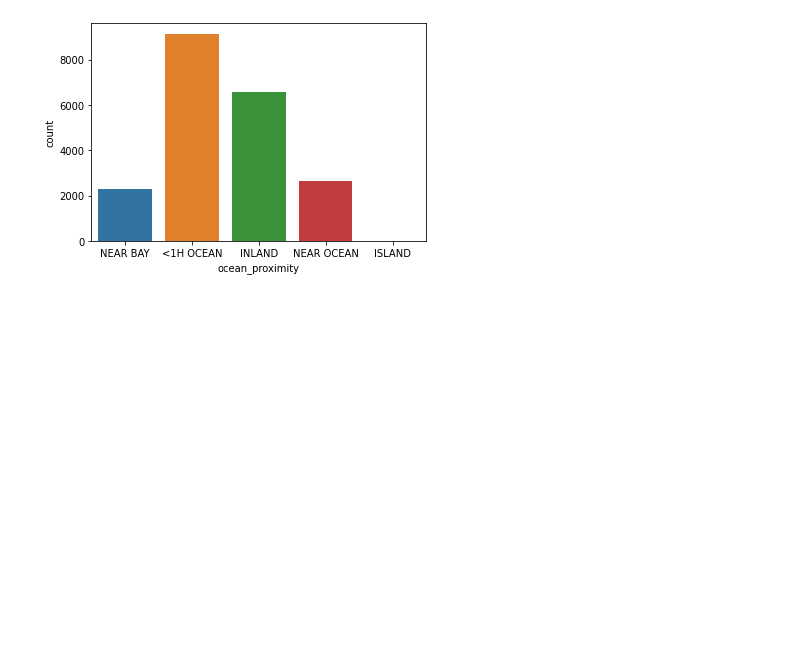
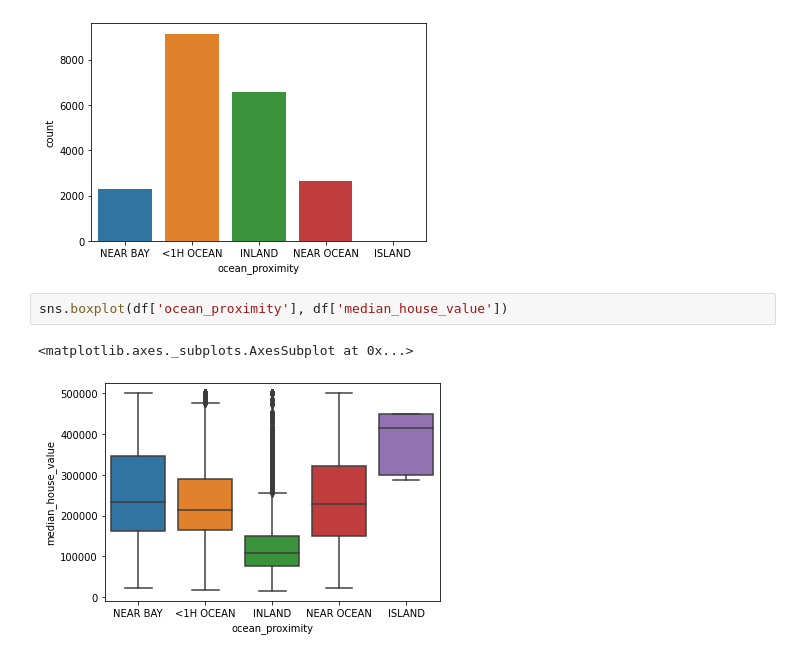
Before and after one commit to sks95/python_basics, a Jupyter notebook: E2E_project.ipynb, the cells around one changed output. Cells and saved outputs as stored; diff of their text form; blank space fills up the shorter version.

```diff
--- a/E2E_project.ipynb
+++ b/E2E_project.ipynb
@@ -150,3 +150,8 @@ Name: ocean_proximity, dtype: int64
 sns.countplot(data=df , x='ocean_proximity');
 # %% [output]
 [figure]
+# %%
+sns.boxplot(df['ocean_proximity'], df['median_house_value'])
+# %% [output]
+<matplotlib.axes._subplots.AxesSubplot at 0x...>
+[figure, added]
```
Also changed, not shown: parts of 6 cells of this notebook.
